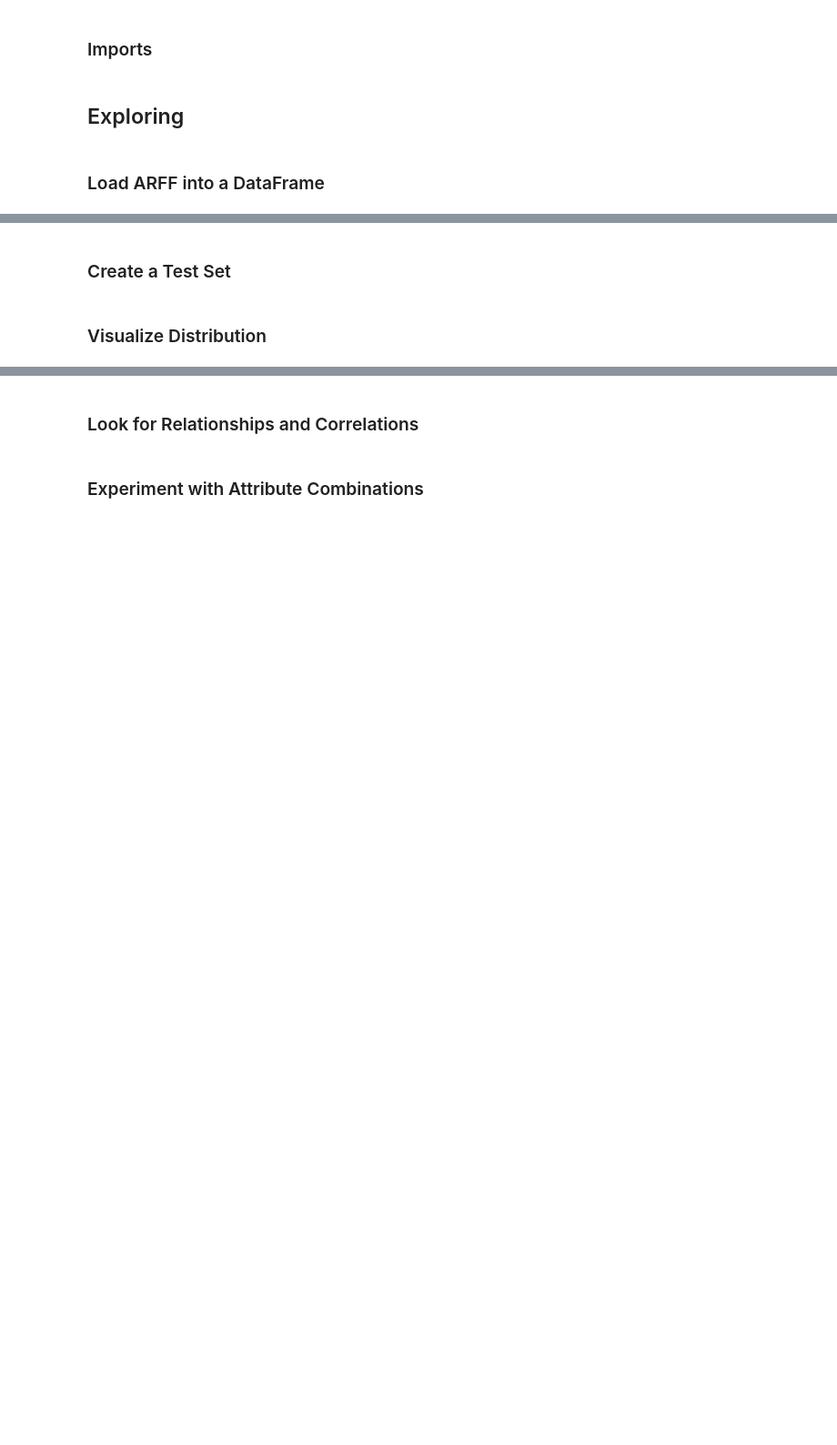
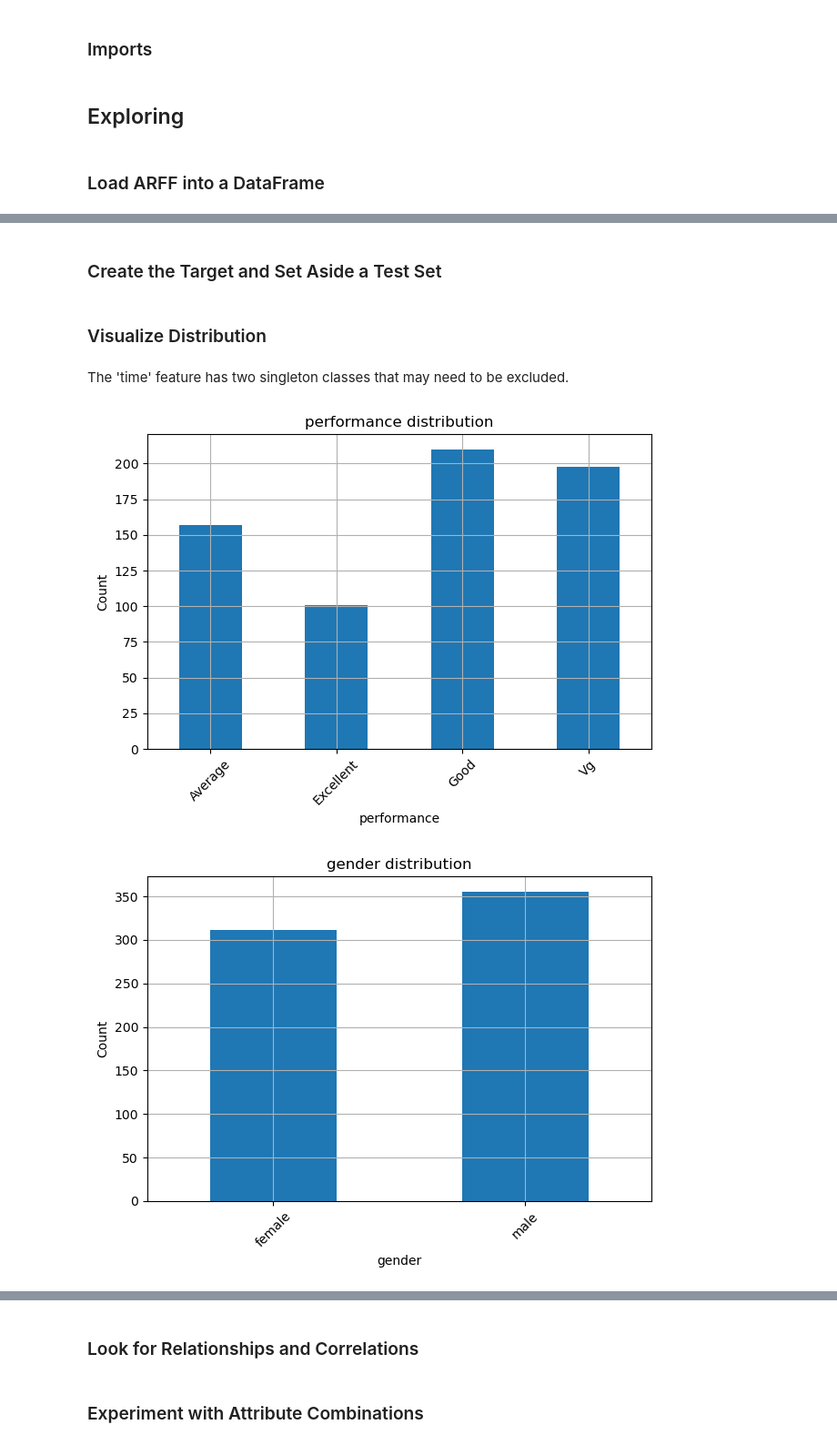
Before and after one commit to rayar93/ml-classification-regression-sklearn, a Jupyter notebook: notebooks/data_wrangling.ipynb, the cells around one changed output, grey strips where cells are left out. Shown at 91% size. Cells and saved outputs as stored; diff of their text form; code cells hidden in the pictures; blank space fills up the shorter version.

Commit message:
Did some of Exploring
Examined data structure, checked for missing values, examined value counts, chose target feature, set aside test set, plotted feature distributions

```diff
--- a/notebooks/data_wrangling.ipynb
+++ b/notebooks/data_wrangling.ipynb
@@ -21,3 +23,11 @@ for column in df.columns:
 
 # Remove whitespace and uppercasing from column names
 df.columns = df.columns.str.strip().str.replace(" ", "_").str.lower()
+
+# Rename a few columns for clarity
+df.rename(columns={
+    'class_ten_education': 'class_10_education',
+    'twelve_education': 'class_12_education',
+    'class__x_percentage': 'class_10_percentage',
+    'class_xii_percentage': 'class_12_percentage'
+}, inplace=True)
@@ -49,2 +131,2 @@ print(df.head())
 # %% [markdown]
-### Create a Test Set
+### Create the Target and Set Aside a Test Set
@@ -51,2 +138,18 @@ print(df.head())
 # %% [markdown]
 ### Visualize Distribution
+# %% [markdown]
+The 'time' feature has two singleton classes that may need to be excluded.
+# %%
+for col in df.columns:
+    counts = df[col].value_counts()
+    counts = counts.sort_index()
+
+    counts.plot.bar(rot=45, grid=True)
+    plt.xlabel(col)
+    plt.ylabel("Count")
+    plt.title(f'{col} distribution')
+    plt.tight_layout()
+    plt.show()
+# %% [output]
+[figure, added]
+[figure, added]
```
Also changed, not shown: parts of 10 cells of this notebook.
